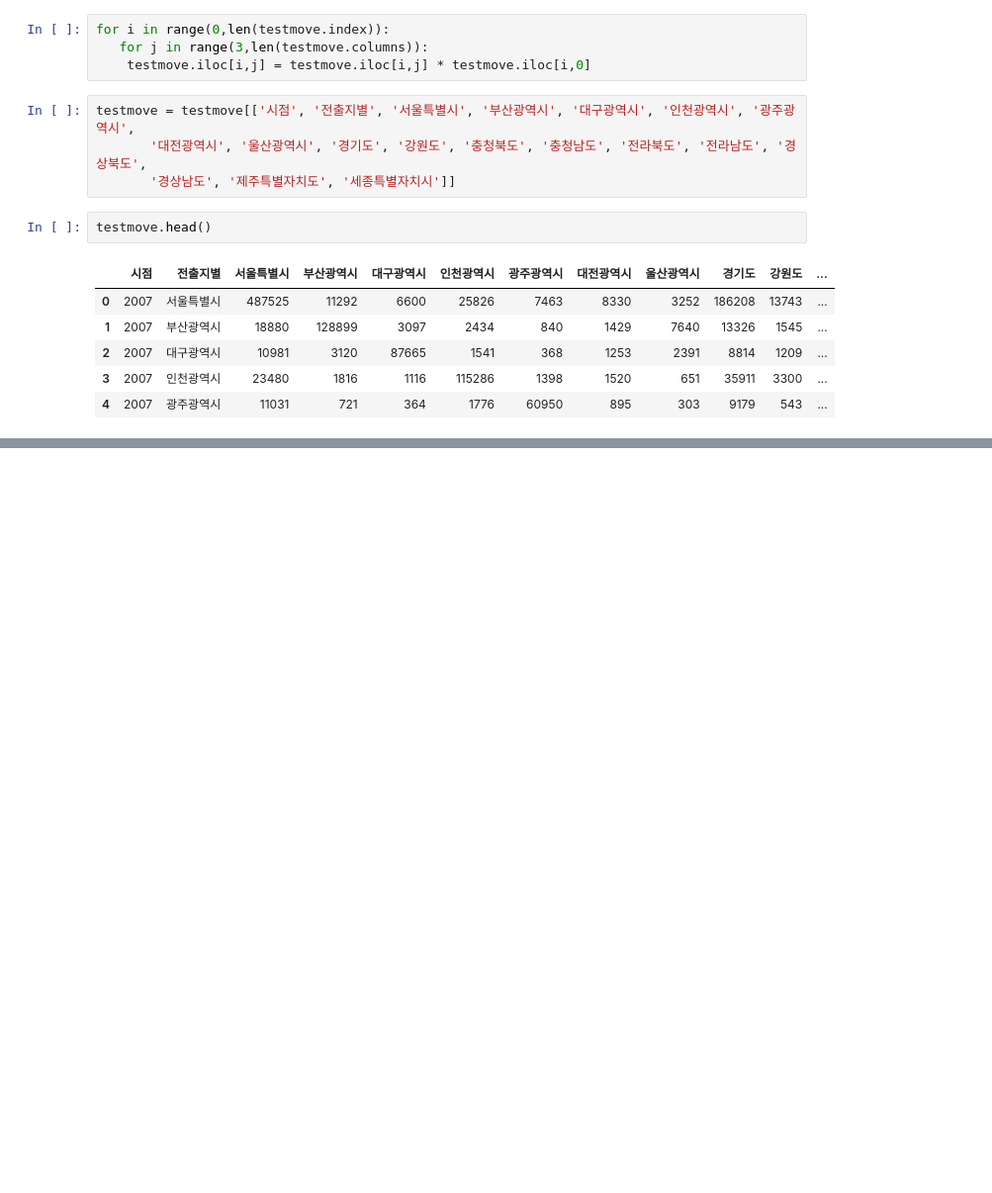
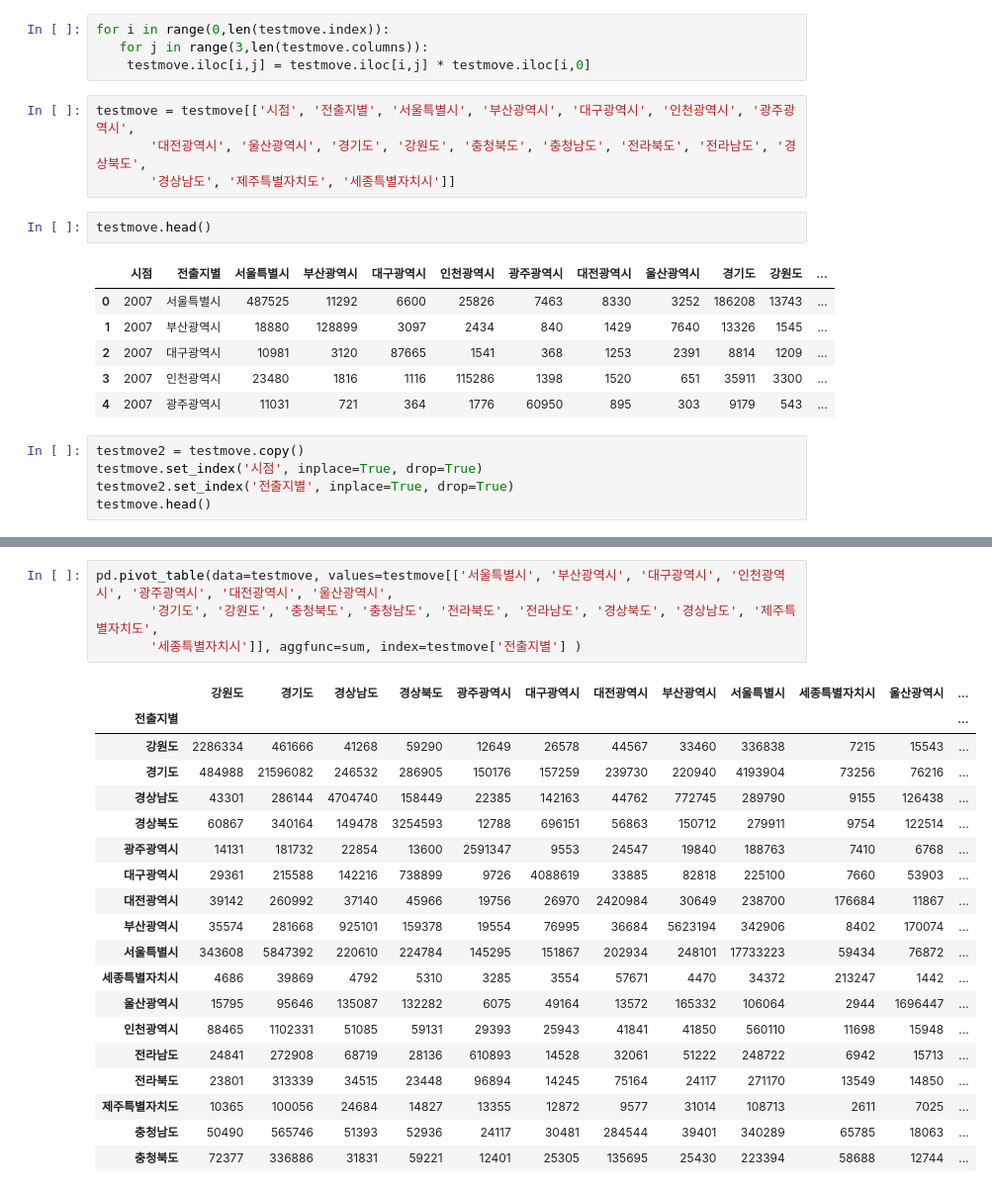
Before and after one commit to vxornjs11/Pytone_Flutter, a Jupyter notebook: Note/people/시군구별 이동건수(전국).ipynb, the cells around one changed output, grey strips where cells are left out. Shown at 99% size. Drawn from its saved outputs; the diff is of its cells as text; blank space fills up the shorter version.

```diff
--- a/Note/people/시군구별 이동건수(전국).ipynb
+++ b/Note/people/시군구별 이동건수(전국).ipynb
@@ -191,3 +173,8 @@ testmove.head()
 | 2 | 2007 | 대구광역시 | 10981 | 3120 | 87665 | 1541 | 368 | 1253 | 2391 | 8814 | 1209 | ... |
 | 3 | 2007 | 인천광역시 | 23480 | 1816 | 1116 | 115286 | 1398 | 1520 | 651 | 35911 | 3300 | ... |
 | 4 | 2007 | 광주광역시 | 11031 | 721 | 364 | 1776 | 60950 | 895 | 303 | 9179 | 543 | ... |
+# %%
+testmove2 = testmove.copy()
+testmove.set_index('시점', inplace=True, drop=True)
+testmove2.set_index('전출지별', inplace=True, drop=True)
+testmove.head()
@@ -193,0 +189,24 @@ testmove.head()
+# %%
+pd.pivot_table(data=testmove, values=testmove[['서울특별시', '부산광역시', '대구광역시', '인천광역시', '광주광역시', '대전광역시', '울산광역시',
+       '경기도', '강원도', '충청북도', '충청남도', '전라북도', '전라남도', '경상북도', '경상남도', '제주특별자치도',
+       '세종특별자치시']], aggfunc=sum, index=testmove['전출지별'] )
+# %% [output]
+|  | 강원도 | 경기도 | 경상남도 | 경상북도 | 광주광역시 | 대구광역시 | 대전광역시 | 부산광역시 | 서울특별시 | 세종특별자치시 | 울산광역시 | ... |
+| 전출지별 |  |  |  |  |  |  |  |  |  |  |  | ... |
+| 강원도 | 2286334 | 461666 | 41268 | 59290 | 12649 | 26578 | 44567 | 33460 | 336838 | 7215 | 15543 | ... |
+| 경기도 | 484988 | 21596082 | 246532 | 286905 | 150176 | 157259 | 239730 | 220940 | 4193904 | 73256 | 76216 | ... |
+| 경상남도 | 43301 | 286144 | 4704740 | 158449 | 22385 | 142163 | 44762 | 772745 | 289790 | 9155 | 126438 | ... |
+| 경상북도 | 60867 | 340164 | 149478 | 3254593 | 12788 | 696151 | 56863 | 150712 | 279911 | 9754 | 122514 | ... |
+| 광주광역시 | 14131 | 181732 | 22854 | 13600 | 2591347 | 9553 | 24547 | 19840 | 188763 | 7410 | 6768 | ... |
+| 대구광역시 | 29361 | 215588 | 142216 | 738899 | 9726 | 4088619 | 33885 | 82818 | 225100 | 7660 | 53903 | ... |
+| 대전광역시 | 39142 | 260992 | 37140 | 45966 | 19756 | 26970 | 2420984 | 30649 | 238700 | 176684 | 11867 | ... |
+| 부산광역시 | 35574 | 281668 | 925101 | 159378 | 19554 | 76995 | 36684 | 5623194 | 342906 | 8402 | 170074 | ... |
+| 서울특별시 | 343608 | 5847392 | 220610 | 224784 | 145295 | 151867 | 202934 | 248101 | 17733223 | 59434 | 76872 | ... |
+| 세종특별자치시 | 4686 | 39869 | 4792 | 5310 | 3285 | 3554 | 57671 | 4470 | 34372 | 213247 | 1442 | ... |
+| 울산광역시 | 15795 | 95646 | 135087 | 132282 | 6075 | 49164 | 13572 | 165332 | 106064 | 2944 | 1696447 | ... |
+| 인천광역시 | 88465 | 1102331 | 51085 | 59131 | 29393 | 25943 | 41841 | 41850 | 560110 | 11698 | 15948 | ... |
+| 전라남도 | 24841 | 272908 | 68719 | 28136 | 610893 | 14528 | 32061 | 51222 | 248722 | 6942 | 15713 | ... |
+| 전라북도 | 23801 | 313339 | 34515 | 23448 | 96894 | 14245 | 75164 | 24117 | 271170 | 13549 | 14850 | ... |
+| 제주특별자치도 | 10365 | 100056 | 24684 | 14827 | 13355 | 12872 | 9577 | 31014 | 108713 | 2611 | 7025 | ... |
+| 충청남도 | 50490 | 565746 | 51393 | 52936 | 24117 | 30481 | 284544 | 39401 | 340289 | 65785 | 18063 | ... |
+| 충청북도 | 72377 | 336886 | 31831 | 59221 | 12401 | 25305 | 135695 | 25430 | 223394 | 58688 | 12744 | ... |
```
Also changed, not shown: parts of 9 cells of this notebook, 2 other files.
